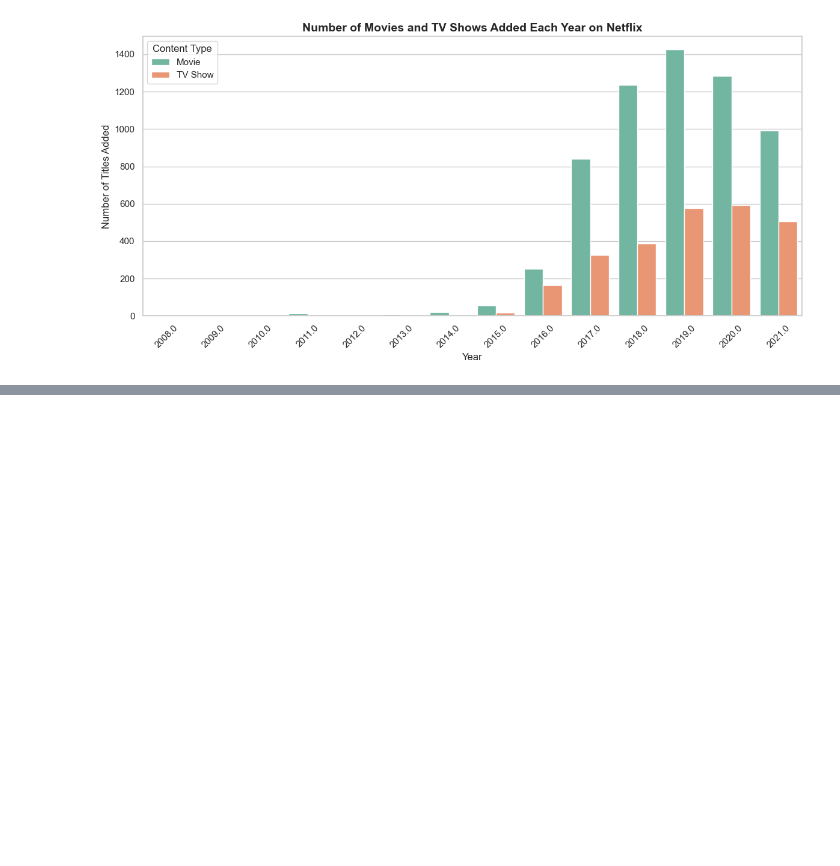
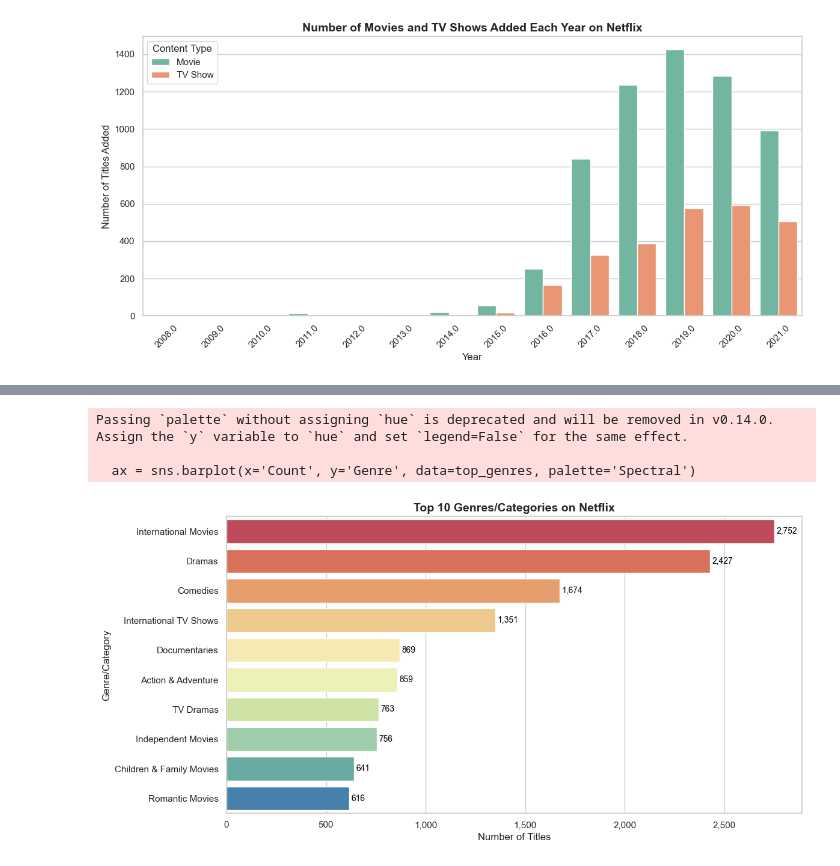
Before and after one commit to AdityaPbhu/Netflix_Content_Analysis, a Jupyter notebook: Netflix_Content_Analysis.ipynb, the cells around one changed output, grey strips where cells are left out. Cells and saved outputs as stored; diff of their text form; code cells hidden in the pictures; blank space fills up the shorter version.

```diff
--- a/Netflix_Content_Analysis.ipynb
+++ b/Netflix_Content_Analysis.ipynb
@@ -166,0 +171,35 @@ plt.show()
+# %%
+# Split and explode 'listed_in' to separate multiple categories per title
+genres_series = df['listed_in'].str.split(',').explode().str.strip()
+
+# Count top 10 genres/categories
+top_genres = genres_series.value_counts().head(10).reset_index()
+top_genres.columns = ['Genre', 'Count']
+
+# Plotting
+plt.figure(figsize=(12,6))
+ax = sns.barplot(x='Count', y='Genre', data=top_genres, palette='Spectral')
+
+# Title and labels
+plt.title("Top 10 Genres/Categories on Netflix", fontsize=14, weight='bold')
+plt.xlabel("Number of Titles", fontsize=12)
+plt.ylabel("Genre/Category", fontsize=12)
+
+# Format x-axis with commas
+import matplotlib.ticker as ticker
+ax.xaxis.set_major_formatter(ticker.FuncFormatter(lambda x, p: format(int(x), ',')))
+
+# Adding data labels on bars
+for p in ax.patches:
+    width = p.get_width()
+    ax.annotate(f'{int(width):,}',
+                (width + 10, p.get_y() + p.get_height() / 2),
+                ha='left', va='center', fontsize=10, color='black')
+
+plt.tight_layout()
+plt.show()
+# %% [output]
+Passing `palette` without assigning `hue` is deprecated and will be removed in v0.14.0. Assign the `y` variable to `hue` and set `legend=False` for the same effect.
+
+  ax = sns.barplot(x='Count', y='Genre', data=top_genres, palette='Spectral')
+[figure, added]
```
Also changed, not shown: parts of 7 cells of this notebook.
